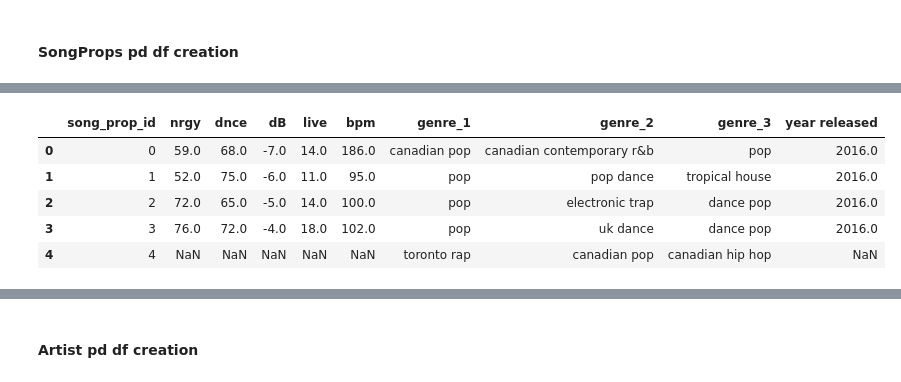
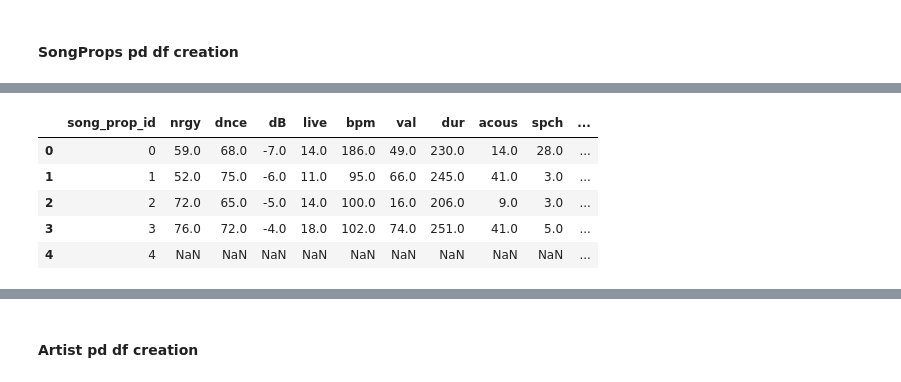
Before and after one commit to ArturOle/SpotifyAnalysis, a Jupyter notebook: analysis.ipynb, the cells around one changed output, grey strips where cells are left out. Saved outputs shown, nothing was run; the diff lists cells and outputs as text; code cells hidden in the pictures.

```diff
--- a/analysis.ipynb
+++ b/analysis.ipynb
@@ -211,9 +211,9 @@ best_genre.head(5)
 # %% [markdown]
 #### SongProps pd df creation
 # %%
-SongProps = data_merged.loc[:, ['Track Name', 'Artist', 'nrgy', 'dnce', 'dB', 'live', 'bpm', 'genre_1', 'genre_2', 'genre_3', 'year released']]
+SongProps = data_merged.loc[:, ['Track Name', 'Artist', 'nrgy', 'dnce', 'dB', 'live', 'bpm', 'val', 'dur', 'acous', 'spch', 'pop', 'genre_1', 'genre_2', 'genre_3', 'year released', 'artist type']]
 SongProps.drop_duplicates(ignore_index=True, inplace=True)
 SongProps = SongProps.reset_index(level=0)
-SongProps.rename(columns = {"index":"song_prop_id"}, inplace = True)
+SongProps.rename(columns = {"index":"song_prop_id", "artist type": "ensemble"}, inplace = True)
 SongProps.head(5)
 # %% [output]
@@ -226,13 +226,13 @@ SongProps.head(5)
 # %%
 SongPropsIdx = SongProps.loc[:, ['song_prop_id', 'Track Name', 'Artist']]
-SongProps    = SongProps.loc[:, ['song_prop_id', 'nrgy', 'dnce', 'dB', 'live', 'bpm', 'genre_1', 'genre_2', 'genre_3', 'year released']]
+SongProps    = SongProps.loc[:, ['song_prop_id', 'nrgy', 'dnce', 'dB', 'live', 'bpm', 'val', 'dur', 'acous', 'spch', 'pop', 'genre_1', 'genre_2', 'genre_3', 'year released', 'ensemble']]
 SongProps.head(5)
 # %% [output]
-|  | song_prop_id | nrgy | dnce | dB | live | bpm | genre_1 | genre_2 | genre_3 | year released |
-| 0 | 0 | 59.0 | 68.0 | -7.0 | 14.0 | 186.0 | canadian pop | canadian contemporary r&b | pop | 2016.0 |
-| 1 | 1 | 52.0 | 75.0 | -6.0 | 11.0 | 95.0 | pop | pop dance | tropical house | 2016.0 |
-| 2 | 2 | 72.0 | 65.0 | -5.0 | 14.0 | 100.0 | pop | electronic trap | dance pop | 2016.0 |
-| 3 | 3 | 76.0 | 72.0 | -4.0 | 18.0 | 102.0 | pop | uk dance | dance pop | 2016.0 |
-| 4 | 4 | NaN | NaN | NaN | NaN | NaN | toronto rap | canadian pop | canadian hip hop | NaN |
+|  | song_prop_id | nrgy | dnce | dB | live | bpm | val | dur | acous | spch | ... |
+| 0 | 0 | 59.0 | 68.0 | -7.0 | 14.0 | 186.0 | 49.0 | 230.0 | 14.0 | 28.0 | ... |
+| 1 | 1 | 52.0 | 75.0 | -6.0 | 11.0 | 95.0 | 66.0 | 245.0 | 41.0 | 3.0 | ... |
+| 2 | 2 | 72.0 | 65.0 | -5.0 | 14.0 | 100.0 | 16.0 | 206.0 | 9.0 | 3.0 | ... |
+| 3 | 3 | 76.0 | 72.0 | -4.0 | 18.0 | 102.0 | 74.0 | 251.0 | 41.0 | 5.0 | ... |
+| 4 | 4 | NaN | NaN | NaN | NaN | NaN | NaN | NaN | NaN | NaN | ... |
 # %%
 data_merged = data_merged.merge(SongPropsIdx, how='left', left_on=['Track Name', 'Artist'], right_on=['Track Name', 'Artist'])
```
Also changed, not shown: parts of 4 cells of this notebook.
